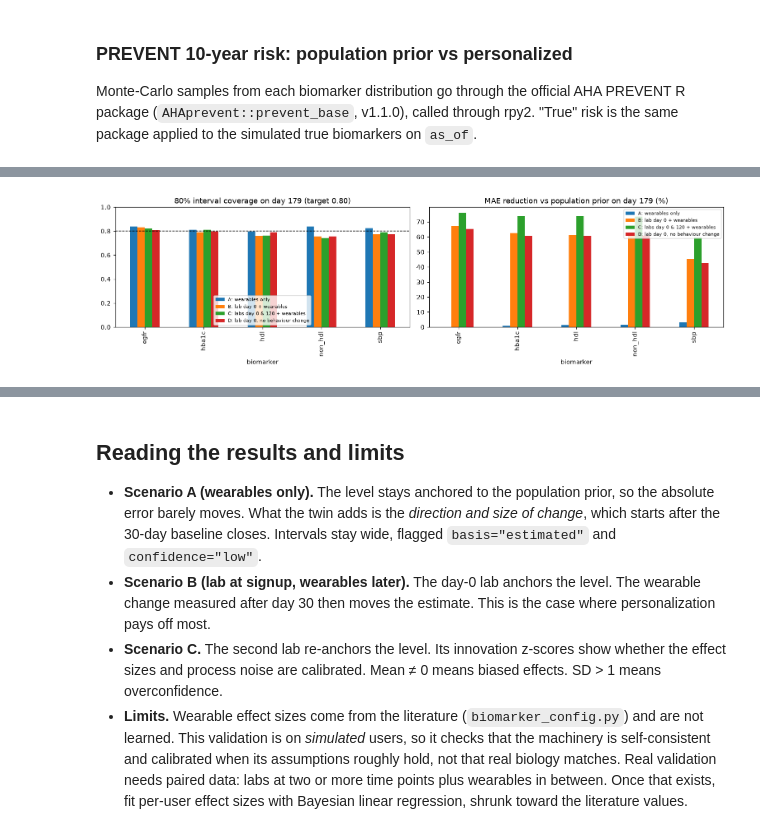
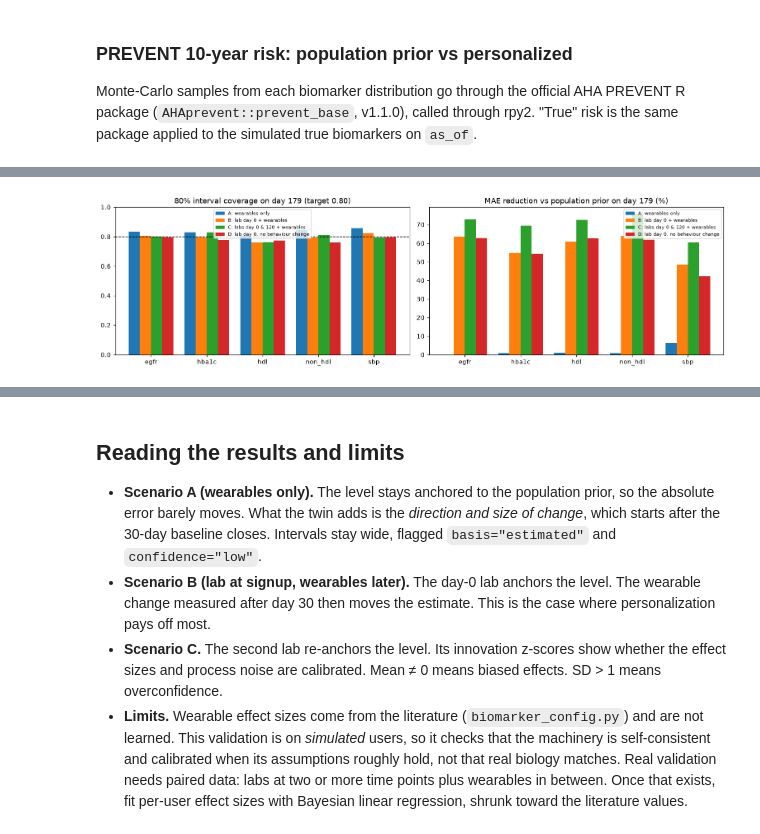
Before and after one commit to MeSquareApp/MeSquareMLEngine, a Jupyter notebook: notebooks/personalization_twin.ipynb, the cells around one changed output, grey strips where cells are left out. Cells and saved outputs as stored; diff of their text form; code cells hidden in the pictures.

```diff
--- a/notebooks/personalization_twin.ipynb
+++ b/notebooks/personalization_twin.ipynb
@@ -404,19 +580,28 @@ summary.round(3)
-# %%
-fig, axes = plt.subplots(1, 2, figsize=(14, 4))
-pivot_cov = summary.reset_index().query("day == 179").pivot(index="biomarker", columns="scenario", values="coverage_80")
-pivot_cov.plot.bar(ax=axes[0])
-axes[0].axhline(0.8, color="k", ls="--", lw=1)
-axes[0].set_ylim(0, 1)
-axes[0].set_title("80% interval coverage on day 179 (target 0.80)")
-axes[0].legend(fontsize=7)
-
-pivot_mae = summary.reset_index().query("day == 179").pivot(index="biomarker", columns="scenario", values="mae_reduction_%")
-pivot_mae.plot.bar(ax=axes[1])
-axes[1].axhline(0, color="k", lw=0.8)
-axes[1].set_title("MAE reduction vs population prior on day 179 (%)")
-axes[1].legend(fontsize=7)
-fig.tight_layout()
-plt.show()
-# %% [output]
-[figure, removed]
+# %%
+def grouped_bars(ax, metric: str, title: str) -> None:
+    """Bar chart of a day-179 metric per biomarker and scenario."""
+    final_day = summary.filter(pl.col("day") == 179)
+    biomarkers = sorted(final_day["biomarker"].unique().to_list())
+    positions = np.arange(len(biomarkers))
+    width = 0.8 / len(SCENARIOS)
+    for offset, label in enumerate(SCENARIOS):
+        values = final_day.filter(pl.col("scenario") == label).sort("biomarker")[metric]
+        ax.bar(positions + offset * width, values, width, label=label)
+    ax.set_xticks(positions + width * (len(SCENARIOS) - 1) / 2, biomarkers)
+    ax.set_title(title)
+    ax.legend(fontsize=7)
+
+
+fig, axes = plt.subplots(1, 2, figsize=(14, 4))
+grouped_bars(axes[0], "coverage_80", "80% interval coverage on day 179 (target 0.80)")
+axes[0].axhline(0.8, color="k", ls="--", lw=1)
+axes[0].set_ylim(0, 1)
+grouped_bars(
+    axes[1], "mae_reduction_%", "MAE reduction vs population prior on day 179 (%)"
+)
+axes[1].axhline(0, color="k", lw=0.8)
+fig.tight_layout()
+plt.show()
+# %% [output]
+[figure, added]
 # %%
```
Also changed, not shown: parts of 14 cells of this notebook, 21 other files.
